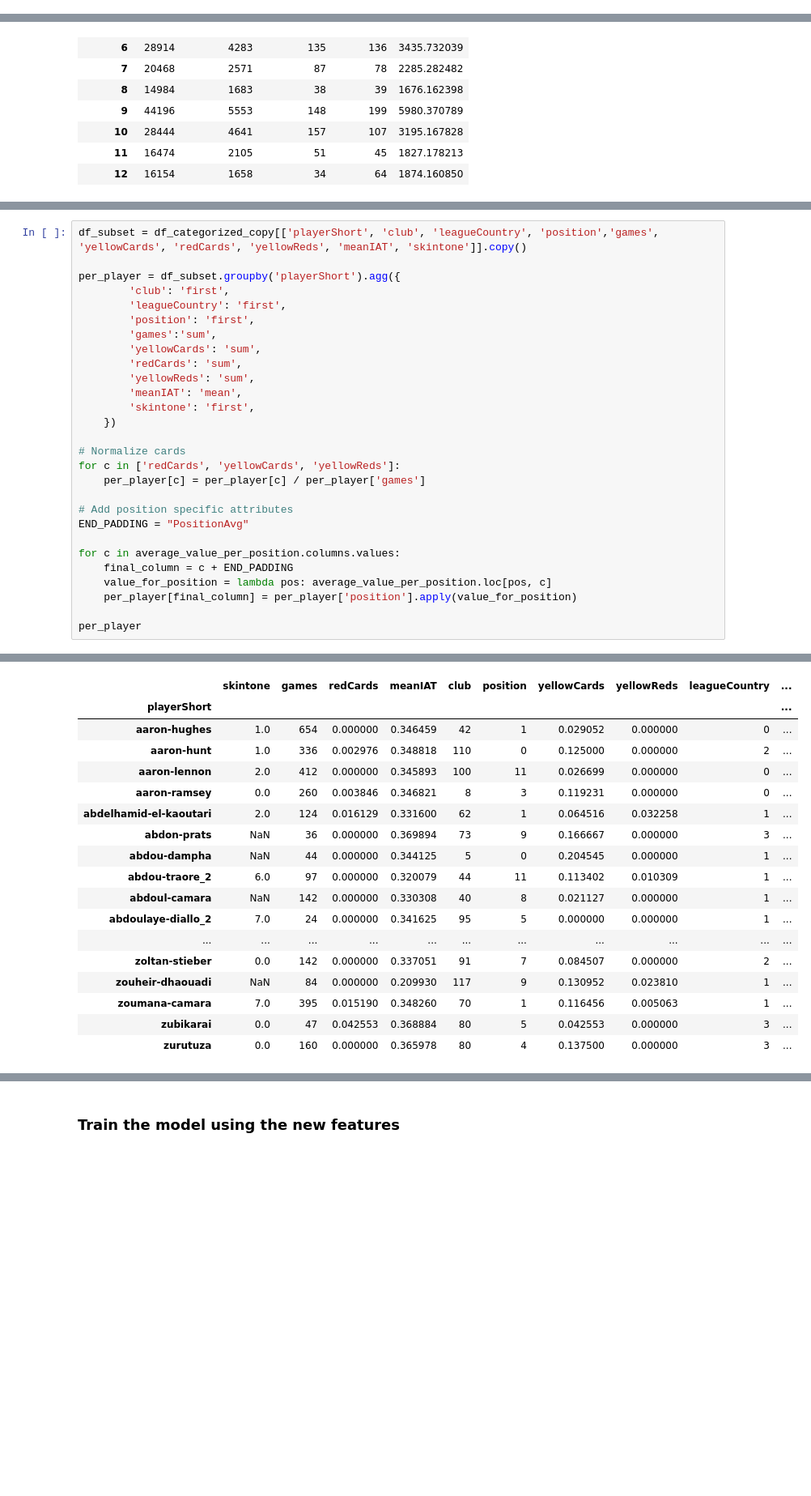
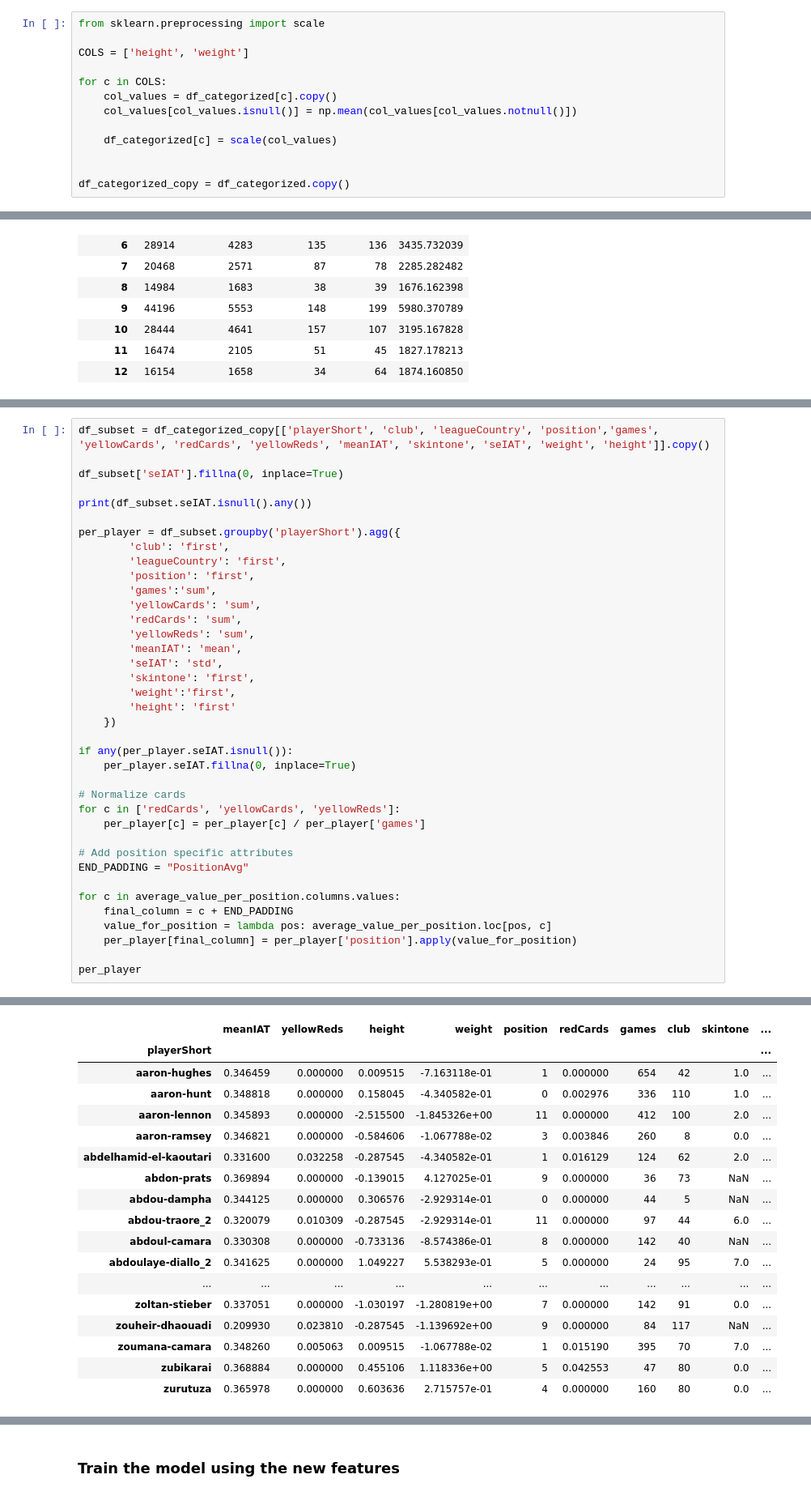
Before and after one commit to fdevillard/ada-homeworks, a Jupyter notebook: 04 - Applied ML/flo-skin-analysis.ipynb, the cells around one changed output, grey strips where cells are left out. Shown: that part at 81% size. Saved outputs shown, nothing was run; the diff lists cells and outputs as text; blank space fills up the shorter version.

```diff
--- a/04 - Applied ML/flo-skin-analysis.ipynb
+++ b/04 - Applied ML/flo-skin-analysis.ipynb
@@ -227,3 +227,16 @@ df_categorized.head(10)
+# %%
+from sklearn.preprocessing import scale
+
+COLS = ['height', 'weight']
+
+for c in COLS:
+    col_values = df_categorized[c].copy()
+    col_values[col_values.isnull()] = np.mean(col_values[col_values.notnull()])
+
+    df_categorized[c] = scale(col_values)
+
+
+df_categorized_copy = df_categorized.copy()
 # %% [markdown]
 # Predicting
 This part focuses on predicting the `skintone`.
@@ -538,5 +551,9 @@ Let now aggregate per player (by keeing the same means)
 # %%
-df_subset = df_categorized_copy[['playerShort', 'club', 'leagueCountry', 'position','games', 'yellowCards', 'redCards', 'yellowReds', 'meanIAT', 'skintone']].copy()
+df_subset = df_categorized_copy[['playerShort', 'club', 'leagueCountry', 'position','games', 'yellowCards', 'redCards', 'yellowReds', 'meanIAT', 'skintone', 'seIAT', 'weight', 'height']].copy()
+
+df_subset['seIAT'].fillna(0, inplace=True)
+
+print(df_subset.seIAT.isnull().any())
 
 per_player = df_subset.groupby('playerShort').agg({
         'club': 'first',
@@ -547,8 +564,14 @@ per_player = df_subset.groupby('playerShort').agg({
         'redCards': 'sum',
         'yellowReds': 'sum',
         'meanIAT': 'mean',
+        'seIAT': 'std',
         'skintone': 'first',
+        'weight':'first',
+        'height': 'first'
     })
+
+if any(per_player.seIAT.isnull()):
+    per_player.seIAT.fillna(0, inplace=True)
 
 # Normalize cards
 for c in ['redCards', 'yellowCards', 'yellowReds']:
@@ -567,18 +591,18 @@ per_player
-|  | skintone | games | redCards | meanIAT | club | position | yellowCards | yellowReds | leagueCountry | ... |
+|  | meanIAT | yellowReds | height | weight | position | redCards | games | club | skintone | ... |
 | playerShort |  |  |  |  |  |  |  |  |  | ... |
-| aaron-hughes | 1.0 | 654 | 0.000000 | 0.346459 | 42 | 1 | 0.029052 | 0.000000 | 0 | ... |
-| aaron-hunt | 1.0 | 336 | 0.002976 | 0.348818 | 110 | 0 | 0.125000 | 0.000000 | 2 | ... |
-| aaron-lennon | 2.0 | 412 | 0.000000 | 0.345893 | 100 | 11 | 0.026699 | 0.000000 | 0 | ... |
-| aaron-ramsey | 0.0 | 260 | 0.003846 | 0.346821 | 8 | 3 | 0.119231 | 0.000000 | 0 | ... |
-| abdelhamid-el-kaoutari | 2.0 | 124 | 0.016129 | 0.331600 | 62 | 1 | 0.064516 | 0.032258 | 1 | ... |
-| abdon-prats | NaN | 36 | 0.000000 | 0.369894 | 73 | 9 | 0.166667 | 0.000000 | 3 | ... |
-| abdou-dampha | NaN | 44 | 0.000000 | 0.344125 | 5 | 0 | 0.204545 | 0.000000 | 1 | ... |
-| abdou-traore_2 | 6.0 | 97 | 0.000000 | 0.320079 | 44 | 11 | 0.113402 | 0.010309 | 1 | ... |
-| abdoul-camara | NaN | 142 | 0.000000 | 0.330308 | 40 | 8 | 0.021127 | 0.000000 | 1 | ... |
-| abdoulaye-diallo_2 | 7.0 | 24 | 0.000000 | 0.341625 | 95 | 5 | 0.000000 | 0.000000 | 1 | ... |
+| aaron-hughes | 0.346459 | 0.000000 | 0.009515 | -7.163118e-01 | 1 | 0.000000 | 654 | 42 | 1.0 | ... |
+| aaron-hunt | 0.348818 | 0.000000 | 0.158045 | -4.340582e-01 | 0 | 0.002976 | 336 | 110 | 1.0 | ... |
+| aaron-lennon | 0.345893 | 0.000000 | -2.515500 | -1.845326e+00 | 11 | 0.000000 | 412 | 100 | 2.0 | ... |
+| aaron-ramsey | 0.346821 | 0.000000 | -0.584606 | -1.067788e-02 | 3 | 0.003846 | 260 | 8 | 0.0 | ... |
+| abdelhamid-el-kaoutari | 0.331600 | 0.032258 | -0.287545 | -4.340582e-01 | 1 | 0.016129 | 124 | 62 | 2.0 | ... |
+| abdon-prats | 0.369894 | 0.000000 | -0.139015 | 4.127025e-01 | 9 | 0.000000 | 36 | 73 | NaN | ... |
+| abdou-dampha | 0.344125 | 0.000000 | 0.306576 | -2.929314e-01 | 0 | 0.000000 | 44 | 5 | NaN | ... |
+| abdou-traore_2 | 0.320079 | 0.010309 | -0.287545 | -2.929314e-01 | 11 | 0.000000 | 97 | 44 | 6.0 | ... |
+| abdoul-camara | 0.330308 | 0.000000 | -0.733136 | -8.574386e-01 | 8 | 0.000000 | 142 | 40 | NaN | ... |
+| abdoulaye-diallo_2 | 0.341625 | 0.000000 | 1.049227 | 5.538293e-01 | 5 | 0.000000 | 24 | 95 | 7.0 | ... |
 | ... | ... | ... | ... | ... | ... | ... | ... | ... | ... | ... |
-| zoltan-stieber | 0.0 | 142 | 0.000000 | 0.337051 | 91 | 7 | 0.084507 | 0.000000 | 2 | ... |
-| zouheir-dhaouadi | NaN | 84 | 0.000000 | 0.209930 | 117 | 9 | 0.130952 | 0.023810 | 1 | ... |
-| zoumana-camara | 7.0 | 395 | 0.015190 | 0.348260 | 70 | 1 | 0.116456 | 0.005063 | 1 | ... |
-| zubikarai | 0.0 | 47 | 0.042553 | 0.368884 | 80 | 5 | 0.042553 | 0.000000 | 3 | ... |
-| zurutuza | 0.0 | 160 | 0.000000 | 0.365978 | 80 | 4 | 0.137500 | 0.000000 | 3 | ... |
+| zoltan-stieber | 0.337051 | 0.000000 | -1.030197 | -1.280819e+00 | 7 | 0.000000 | 142 | 91 | 0.0 | ... |
+| zouheir-dhaouadi | 0.209930 | 0.023810 | -0.287545 | -1.139692e+00 | 9 | 0.000000 | 84 | 117 | NaN | ... |
+| zoumana-camara | 0.348260 | 0.005063 | 0.009515 | -1.067788e-02 | 1 | 0.015190 | 395 | 70 | 7.0 | ... |
+| zubikarai | 0.368884 | 0.000000 | 0.455106 | 1.118336e+00 | 5 | 0.042553 | 47 | 80 | 0.0 | ... |
+| zurutuza | 0.365978 | 0.000000 | 0.603636 | 2.715757e-01 | 4 | 0.000000 | 160 | 80 | 0.0 | ... |
```
Also changed, not shown: parts of 25 cells of this notebook.
